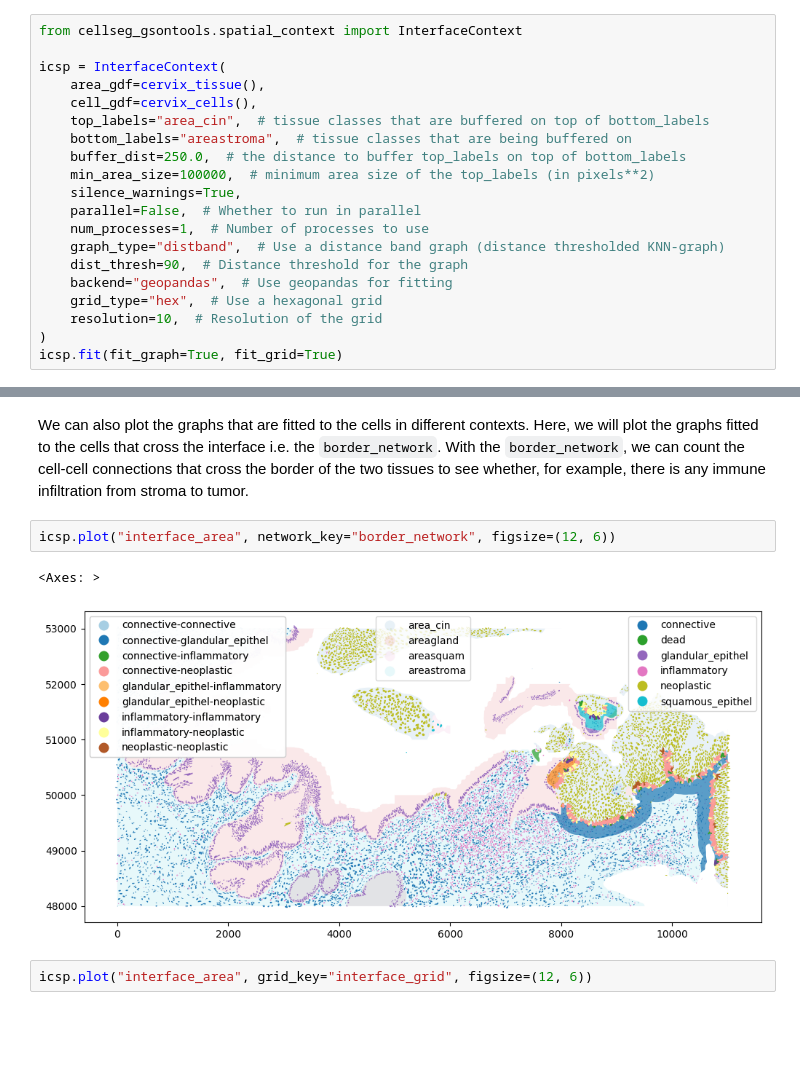
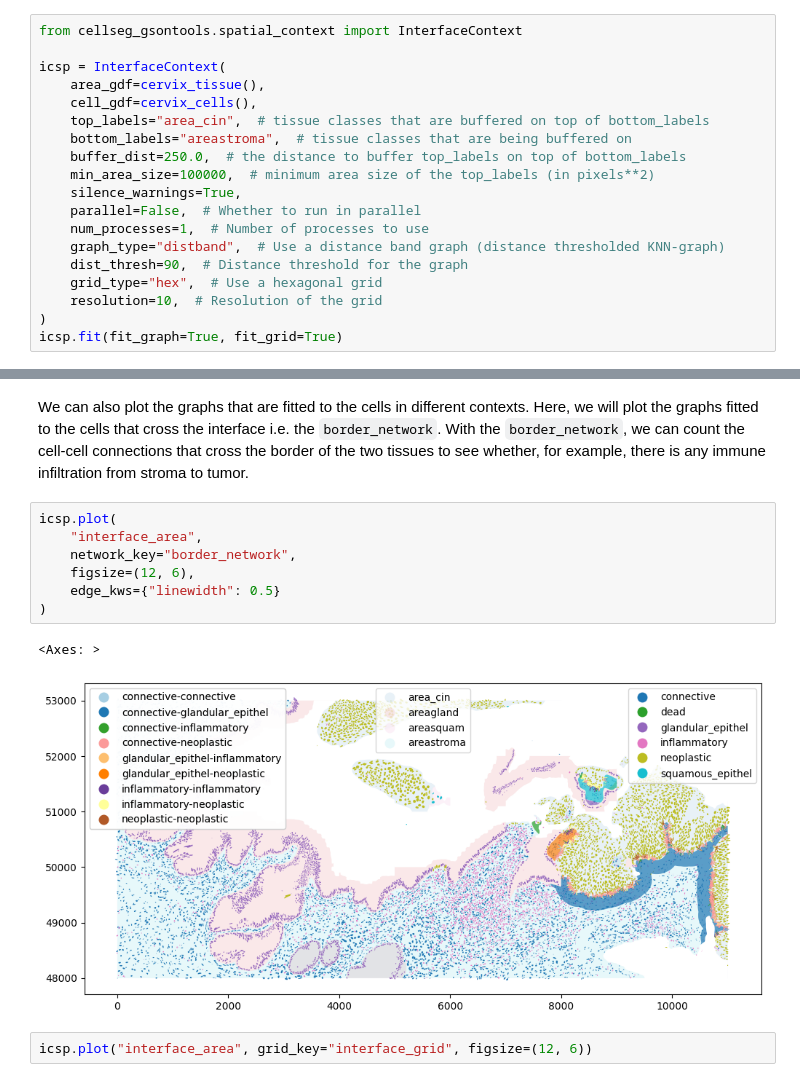
Before and after one commit to okunator/cellseg_gsontools, a Jupyter notebook: docs/user_guide/spatial_contexts/interface_context.ipynb, the cells around one changed output, grey strips where cells are left out. Saved outputs shown, nothing was run; the diff lists cells and outputs as text; blank space fills up the shorter version.

```diff
--- a/docs/user_guide/spatial_contexts/interface_context.ipynb
+++ b/docs/user_guide/spatial_contexts/interface_context.ipynb
@@ -61,7 +61,6 @@ icsp = InterfaceContext(
     num_processes=1,  # Number of processes to use
     graph_type="distband",  # Use a distance band graph (distance thresholded KNN-graph)
     dist_thresh=90,  # Distance threshold for the graph
-    backend="geopandas",  # Use geopandas for fitting
     grid_type="hex",  # Use a hexagonal grid
     resolution=10,  # Resolution of the grid
 )
@@ -89,10 +88,15 @@ icsp.plot("interface_area", figsize=(12, 6))
 # %% [markdown]
 We can also plot the graphs that are fitted to the cells in different contexts. Here, we will plot the graphs fitted to the cells that cross the interface i.e. the `border_network`. With the `border_network`, we can count the cell-cell connections that cross the border of the two tissues to see whether, for example, there is any immune infiltration from stroma to tumor.
 # %%
-icsp.plot("interface_area", network_key="border_network", figsize=(12, 6))
+icsp.plot(
+    "interface_area",
+    network_key="border_network",
+    figsize=(12, 6),
+    edge_kws={"linewidth": 0.5}
+)
 # %% [output]
 <Axes: >
-[figure, old version]
+[figure, new version]
 # %%
 icsp.plot("interface_area", grid_key="interface_grid", figsize=(12, 6))
 # %% [output]
```
Also changed, not shown: parts of 3 cells of this notebook, 4 other files.
